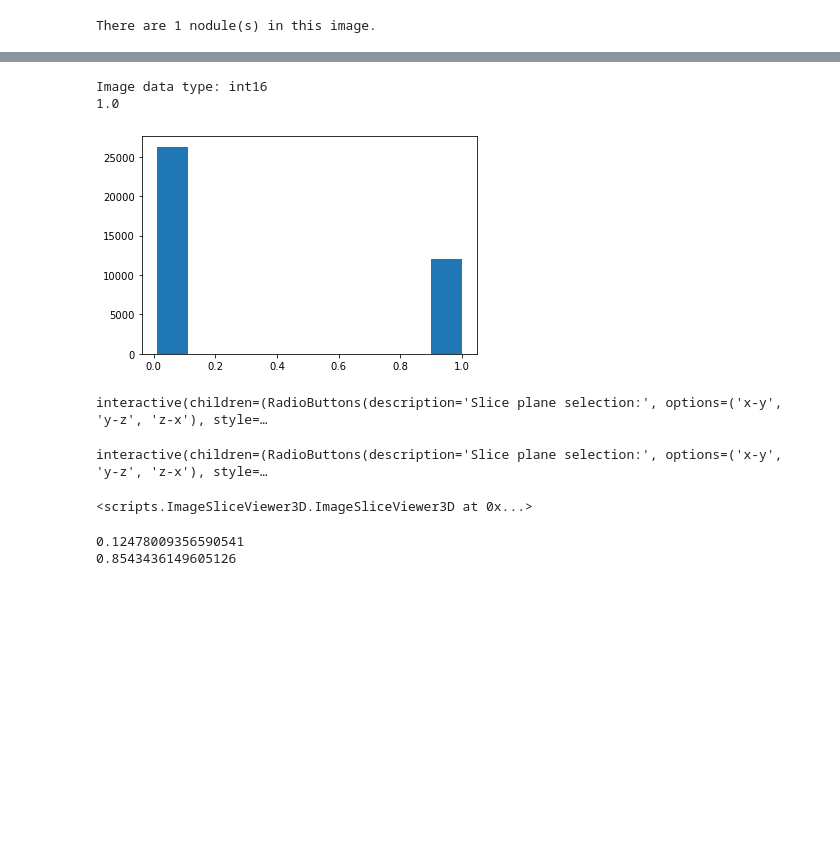
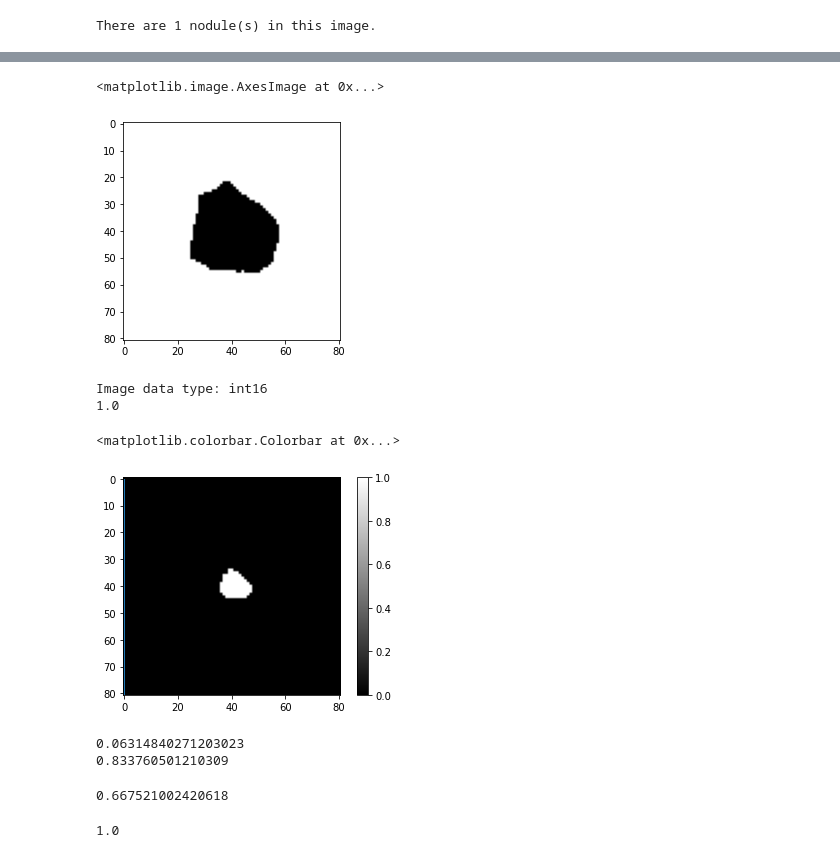
Before and after one commit to caryn-geady/BME1462-Biomedical-Image-Analysis-final-project, a Jupyter notebook: Sample Segmentation II.ipynb, the cells around one changed output, grey strips where cells are left out. Cells and saved outputs as stored; diff of their text form; code cells hidden in the pictures; blank space fills up the shorter version.

```diff
--- a/Sample Segmentation II.ipynb
+++ b/Sample Segmentation II.ipynb
@@ -176,6 +180,6 @@ lesion_props = regionprops(lesion_labels)
 areas = [lesion_props[i].area for i in range(len(lesion_props))]
 ind = np.where(areas==np.max(areas))
 
-centroid_subV = lesion_props[ind[0][0]].centroid
+centroid_subV = lesion_props[0].centroid
 centroid_subV
 # %% [output]
@@ -227,2 +264,3 @@ interactive(children=(RadioButtons(description='Slice plane selection:', options
 # %%
-water_initial = watershed(mod_gradient, marker_image)
+water_initial = watershed(gradient_image,marker_image)
+water_initial_mod = watershed(mod_gradient, marker_image)
@@ -234,6 +279,6 @@ interactive(children=(RadioButtons(description='Slice plane selection:', options
 # %%
 # label the mask into connected regions
-water_labels = label(water_initial,background = 0)
+water_labels = label(water_initial_mod,background = 1)
 water_props = regionprops(water_labels)
 len(water_props)
 # %% [output]
@@ -256,33 +305,38 @@ interactive(children=(RadioButtons(description='Slice plane selection:', options
+# %%
+plt.imshow(water_mask[:,:,4],cmap='binary_r')
+# %% [output]
+<matplotlib.image.AxesImage at 0x...>
+[figure, added]
 # %%
 # FINALLY this initial segmentation is fed into the active contours function for further refinement
 from skimage.segmentation import active_contour
 from skimage.segmentation import inverse_gaussian_gradient as igg
 from skimage.segmentation import morphological_geodesic_active_contour as gac
 from skimage.segmentation import morphological_chan_vese as mcv
 
 # gac?
 # mcv?
 water_mask.dtype
 print('Image data type: {}'.format(img_subV.dtype))
 refined_mask = gac(igg(img_subV), iterations = 3, init_level_set=~water_mask, threshold = 0.5)
 # refined_mask = gac(gradient_image, iterations = 3, init_level_set=~water_mask, balloon = -0.1, threshold = 0.01)
 print(np.max(igg(img_subV)))
-refined_mask = mcv(gaussian(img_subV), iterations = 5, init_level_set=~water_mask)
+refined_mask = mcv(gaussian(img_subV), iterations = 7, init_level_set=~water_mask)
 
 # isv(img_subV)
 plt.hist(igg(img_subV.reshape(-1,1)))
 # plt.hist(gradient_image.reshape(-1,1))
-isv(refined_mask)
-isv(msk_subV_true)
+# isv(refined_mask)
+# isv(msk_subV_true)
+plt.imshow(refined_mask[:,:,1],cmap='binary_r')
+plt.colorbar()
 
 # snake = active_contour(gaussian(img_subV, 3, preserve_range=True), water_mask, alpha=0.015, beta=10, gamma=0.001)
 # %% [output]
 Image data type: int16
 1.0
+<matplotlib.colorbar.Colorbar at 0x...>
-[figure, old version]
+[figure, new version]
-interactive(children=(RadioButtons(description='Slice plane selection:', options=('x-y', 'y-z', 'z-x'), style=…
-interactive(children=(RadioButtons(description='Slice plane selection:', options=('x-y', 'y-z', 'z-x'), style=…
-<scripts.ImageSliceViewer3D.ImageSliceViewer3D at 0x...>
 # %%
 IoU_water = np.count_nonzero(np.logical_and(water_mask,msk_subV_true)) / np.count_nonzero(np.logical_or(water_mask,msk_subV_true))
 IoU_actC = np.count_nonzero(np.logical_and(refined_mask,msk_subV_true)) / np.count_nonzero(np.logical_or(refined_mask,msk_subV_true))
@@ -292,7 +346,15 @@ IoU_backA = np.count_nonzero(np.logical_and(~refined_mask,~msk_subV_true)) / np.
 print((IoU_water+IoU_backW)/2)
 print((IoU_actC+IoU_backA)/2)
 # %% [output]
-0.12478009356590541
-0.8543436149605126
+0.06314840271203023
+0.833760501210309
+# %%
+IoU_actC
+# %% [output]
+0.667521002420618
+# %%
+IoU_backA
+# %% [output]
+1.0
 # %%
 # import denseCRF3D
```
Also changed, not shown: parts of 20 cells of this notebook.
